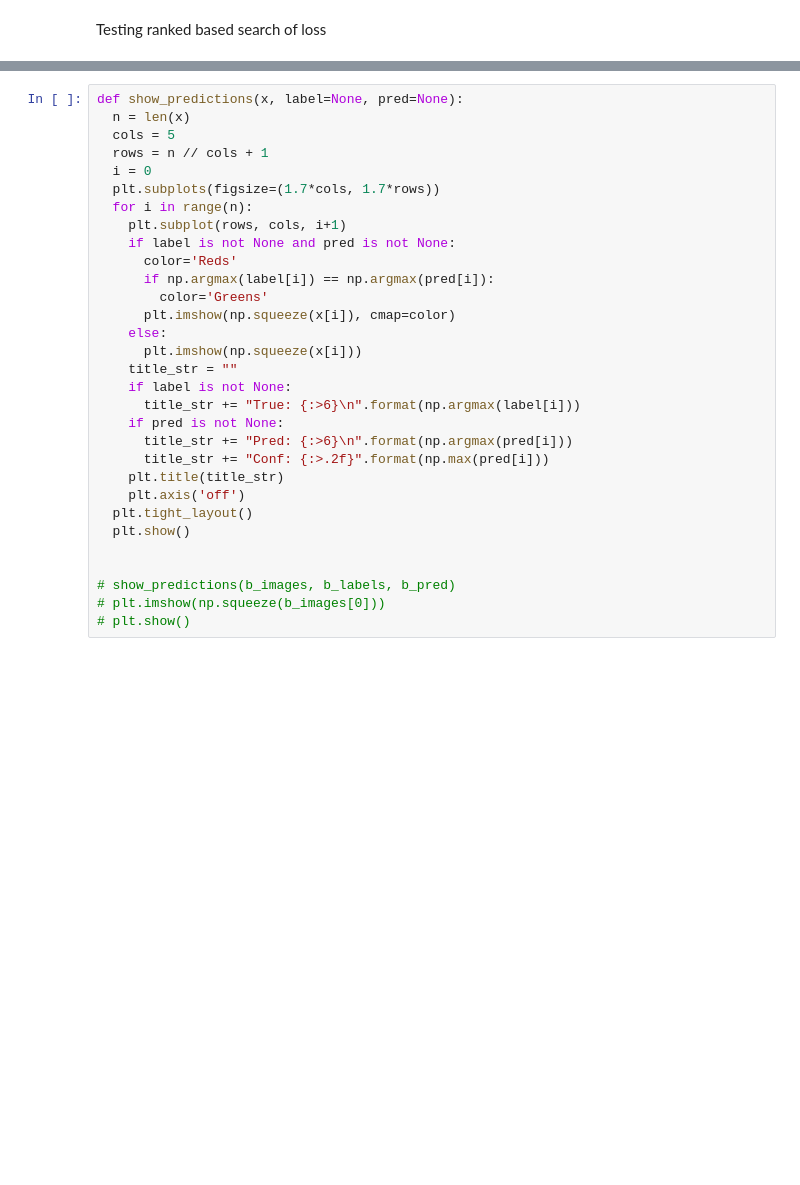
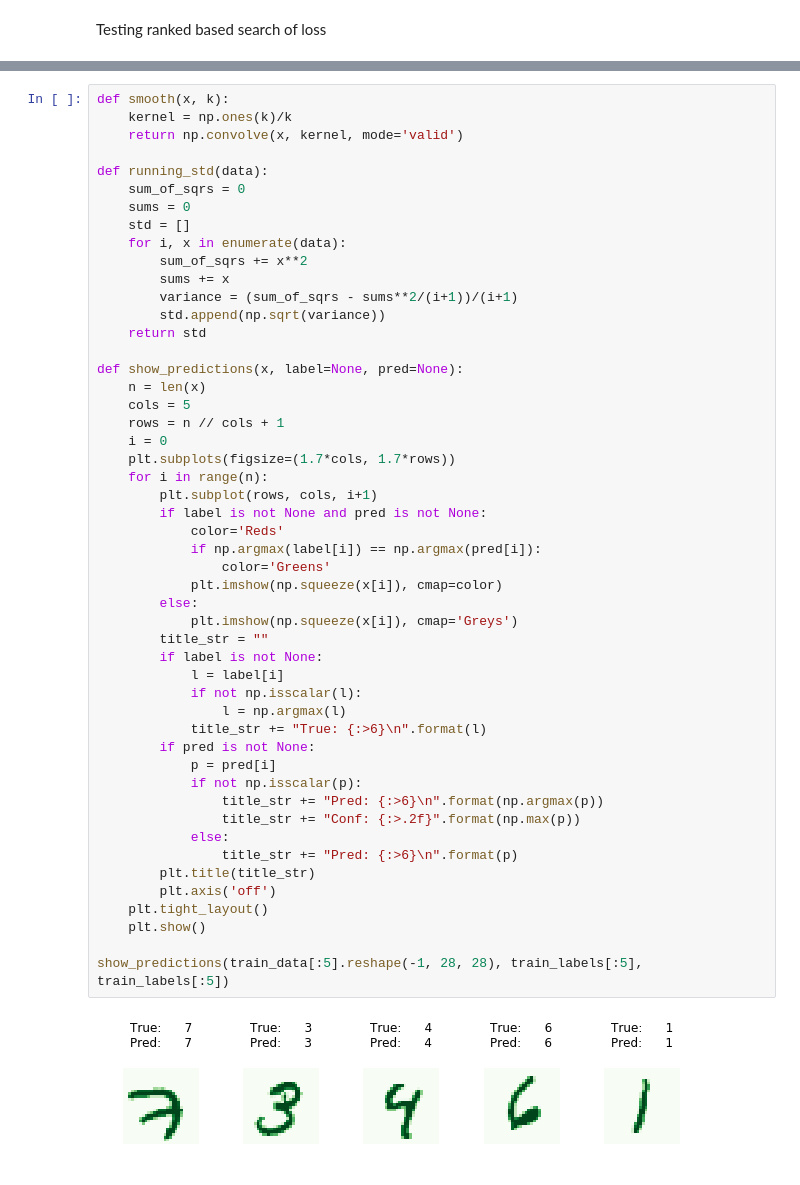
Before and after one commit to racersmith/active-learner, a Jupyter notebook: active_learner.ipynb, the cells around one changed output, grey strips where cells are left out. Drawn from its saved outputs; the diff is of its cells as text; blank space fills up the shorter version.

```diff
--- a/active_learner.ipynb
+++ b/active_learner.ipynb
@@ -135,32 +102,53 @@ plt.show()
 # %%
+def smooth(x, k):
+    kernel = np.ones(k)/k
+    return np.convolve(x, kernel, mode='valid')
+
+def running_std(data):
+    sum_of_sqrs = 0
+    sums = 0
+    std = []
+    for i, x in enumerate(data):
+        sum_of_sqrs += x**2
+        sums += x
+        variance = (sum_of_sqrs - sums**2/(i+1))/(i+1)
+        std.append(np.sqrt(variance))
+    return std
+
 def show_predictions(x, label=None, pred=None):
-  n = len(x)
-  cols = 5
-  rows = n // cols + 1
-  i = 0
-  plt.subplots(figsize=(1.7*cols, 1.7*rows))
-  for i in range(n):
-    plt.subplot(rows, cols, i+1)
-    if label is not None and pred is not None:
-      color='Reds'
-      if np.argmax(label[i]) == np.argmax(pred[i]):
-        color='Greens'
-      plt.imshow(np.squeeze(x[i]), cmap=color)
-    else:
-      plt.imshow(np.squeeze(x[i]))
-    title_str = ""
-    if label is not None:
-      title_str += "True: {:>6}\n".format(np.argmax(label[i]))
-    if pred is not None:
-      title_str += "Pred: {:>6}\n".format(np.argmax(pred[i]))
-      title_str += "Conf: {:>.2f}".format(np.max(pred[i]))
-    plt.title(title_str)
-    plt.axis('off')
-  plt.tight_layout()
-  plt.show()
+    n = len(x)
+    cols = 5
+    rows = n // cols + 1
+    i = 0
+    plt.subplots(figsize=(1.7*cols, 1.7*rows))
+    for i in range(n):
+        plt.subplot(rows, cols, i+1)
+        if label is not None and pred is not None:
+            color='Reds'
+            if np.argmax(label[i]) == np.argmax(pred[i]):
+                color='Greens'
+            plt.imshow(np.squeeze(x[i]), cmap=color)
+        else:
+            plt.imshow(np.squeeze(x[i]), cmap='Greys')
+        title_str = ""
+        if label is not None:
+            l = label[i]
+            if not np.isscalar(l):
+                l = np.argmax(l)
+            title_str += "True: {:>6}\n".format(l)
+        if pred is not None:
+            p = pred[i]
+            if not np.isscalar(p):
+                title_str += "Pred: {:>6}\n".format(np.argmax(p))
+                title_str += "Conf: {:>.2f}".format(np.max(p))
+            else:
+                title_str += "Pred: {:>6}\n".format(p)
+        plt.title(title_str)
+        plt.axis('off')
+    plt.tight_layout()
+    plt.show()
 
-
-# show_predictions(b_images, b_labels, b_pred)
-# plt.imshow(np.squeeze(b_images[0]))
-# plt.show()
+show_predictions(train_data[:5].reshape(-1, 28, 28), train_labels[:5], train_labels[:5])
+# %% [output]
+[figure, added]
 # %%
```
Also changed, not shown: parts of 17 cells of this notebook.
